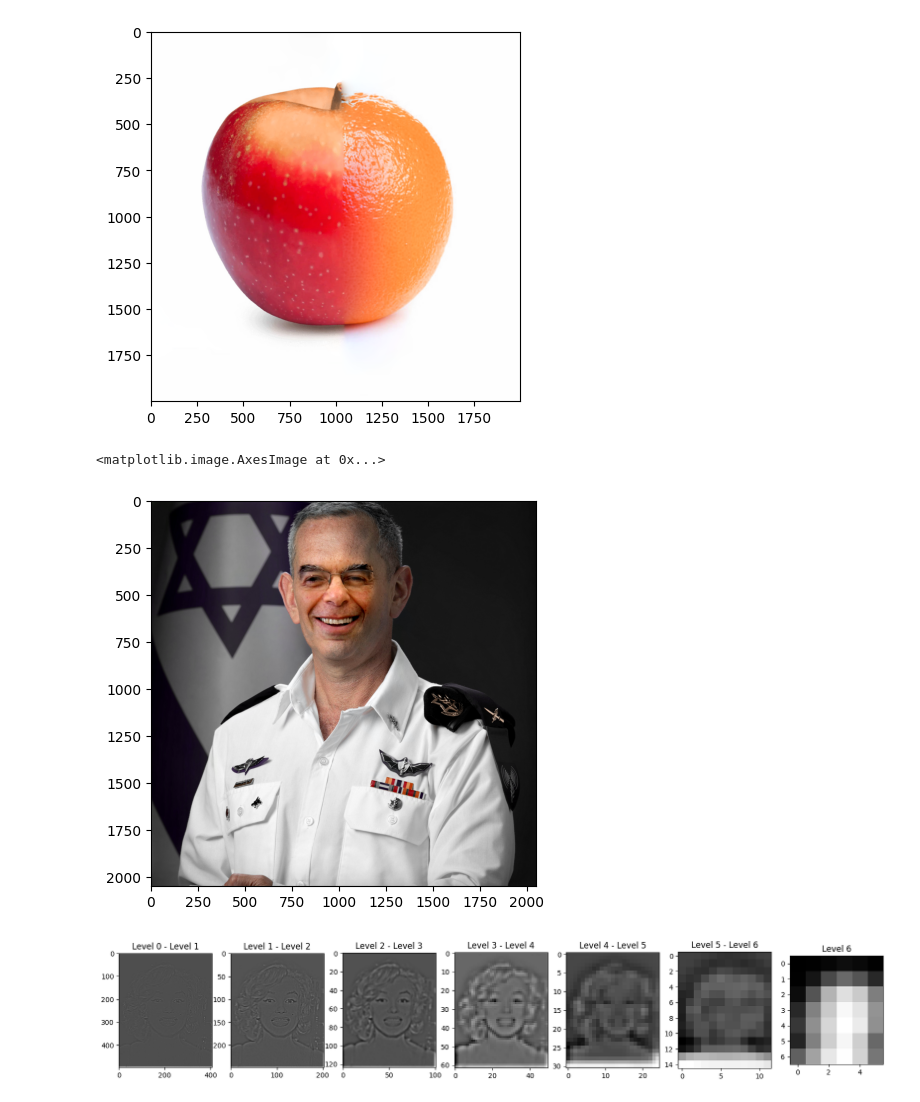
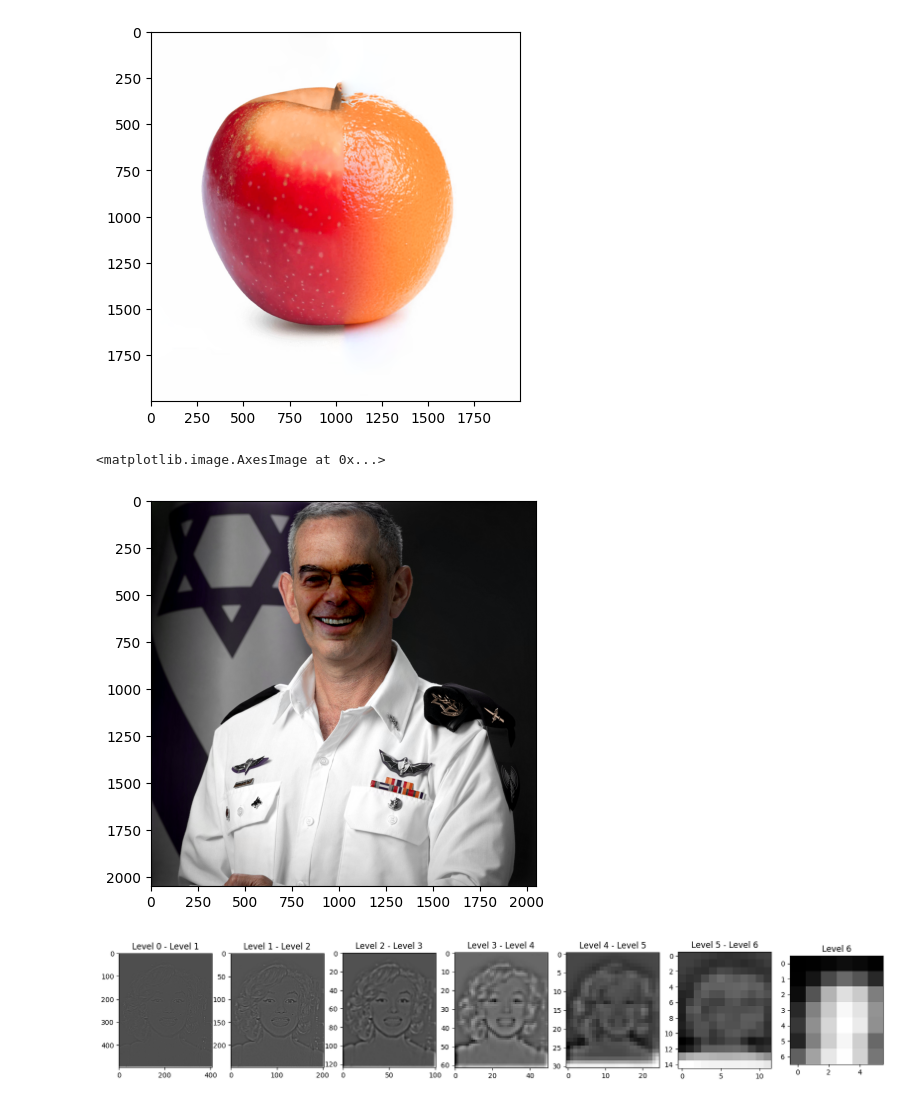
Before and after one commit to Hadartalisr/ImageProcessing, a Jupyter notebook: Ex3/ex3_2.ipynb, the cells around one changed output. Saved outputs shown, nothing was run; the diff lists cells and outputs as text; code cells hidden in the pictures.

```diff
--- a/Ex3/ex3_2.ipynb
+++ b/Ex3/ex3_2.ipynb
@@ -249,13 +279,13 @@ plt.imshow(blended_img)
 # %%
 img1 = open_image('./assets/shmuel3.png')
 img2 = open_image('./assets/hagari3.png')
 mask= get_gray_img_mat('./assets/mask3.png')
-blended_img = blend_images(img1, img2, mask, max_level=7, kernel_size=7)
+blended_img = blend_images(img1, img2, mask, max_level=20, kernel_size=7)
 plt.figure(figsize=(5, 5))  # Adjust the width and height as needed
 plt.imshow(blended_img)
 # %% [output]
 <matplotlib.image.AxesImage at 0x...>
-[figure, old version]
+[figure, new version]
 # %%
 img_1 = get_gray_img_mat('./assets/Aligner_Monroe.jpg')
 img_2 = get_gray_img_mat('./assets/Aligner_Einstein_BW.jpg')
```
Also changed, not shown: parts of 15 cells of this notebook, 18 other files.
